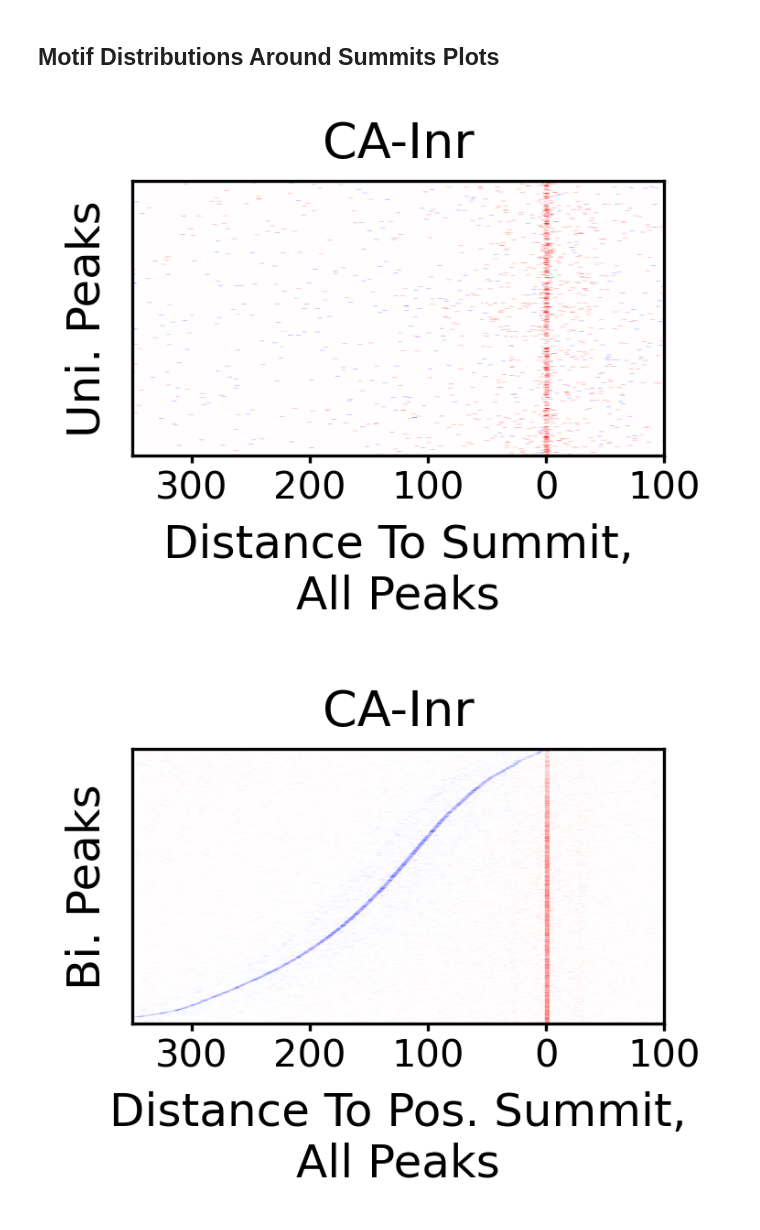
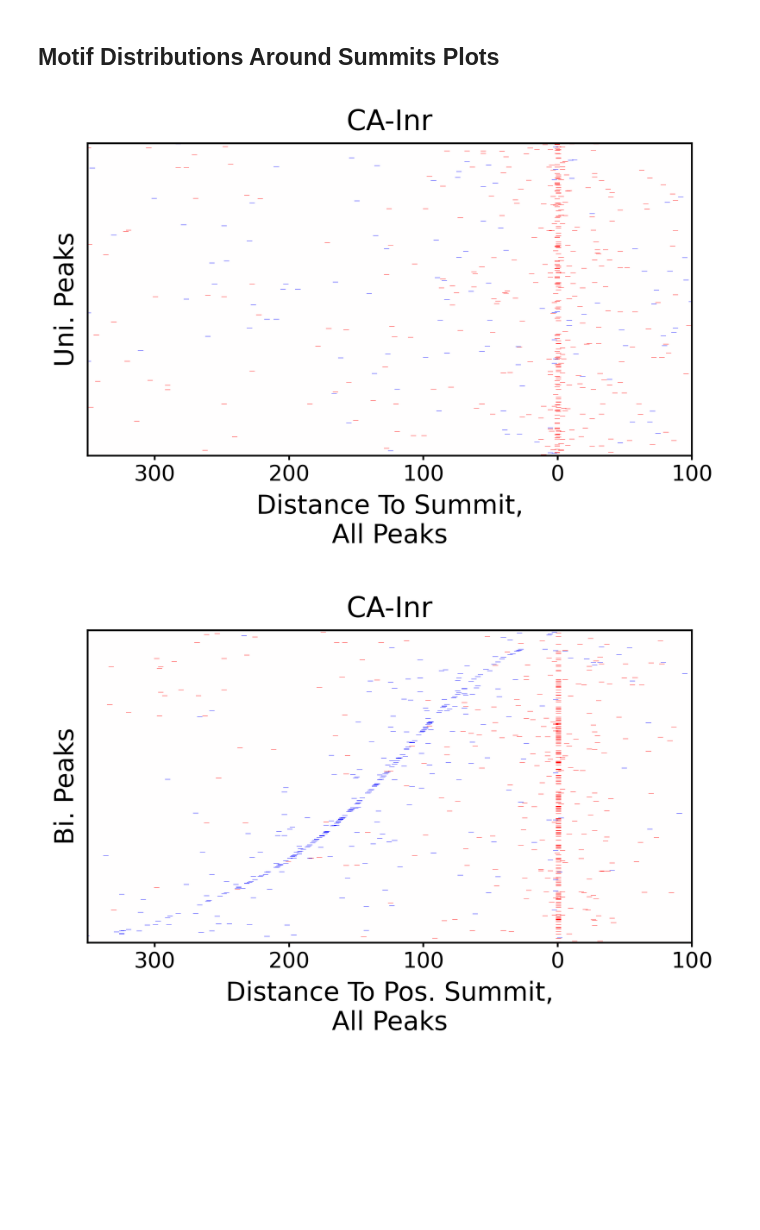
Before and after one commit to kundajelab/ProCapNet, a Jupyter notebook: src/figure_notebooks/Fig2_modisco_results.ipynb, the cells around one changed output. Saved outputs shown, nothing was run; the diff lists cells and outputs as text; code cells hidden in the pictures; blank space fills up the shorter version.

Commit message:
final figure versions before zenodo

```diff
--- a/src/figure_notebooks/Fig2_modisco_results.ipynb
+++ b/src/figure_notebooks/Fig2_modisco_results.ipynb
@@ -18,11 +18,17 @@ from modiscolite_utils import load_modisco_results
 
 from plot_utils import get_continuous_cmap
 from motif_hits_utils import load_motif_hits
-from other_motif_utils import trim_two_motifs_by_thresh, plot_motif_on_ax, compute_per_position_ic
+from other_motif_utils import trim_motif_by_thresh, trim_two_motifs_by_thresh, plot_motif_on_ax, compute_per_position_ic
 from load_annotations_utils import load_coords_with_summits, find_peak_overlap_labels, get_ccre_bed
 
 import matplotlib.pyplot as plt
 import matplotlib
 import matplotlib.patches as patches
 
+matplotlib.rcParams['pdf.fonttype'] = 42
+matplotlib.rcParams['ps.fonttype'] = 42
+
+import logging
+logging.getLogger('matplotlib.font_manager').setLevel(logging.ERROR)
+
 %matplotlib inline
@@ -64,7 +68,7 @@ config = MergedFilesConfig(cell_type, model_type, data_type)
 
 proj_dir = config.proj_dir
 
-figures_dir = proj_dir + "figures/"
+figures_dir = proj_dir + "figures_final/"
 os.makedirs(figures_dir, exist_ok=True)
 
 dist_plots_dir = figures_dir + "2_motif_pos_dist_plots/"
@@ -843,12 +1148,12 @@ def plot_motif_pos_dist(motif_i, motif_hits_peaks, coords,
 
     # time to actually plot
 
-    plt.figure(figsize=(2.5, 1.3), dpi=300)
+    plt.figure(figsize=(2.5 * 2, 1.3 * 2), dpi=500)
 
     # set colormap so the two motif orientations are opposite colors, and summits are gray
-    cmap = matplotlib.cm.get_cmap("seismic").copy()
+    cmap = matplotlib.cm.get_cmap("bwr").copy()
     cmap.set_bad(color='#999999')
-    plt.imshow(hit_positions, aspect="auto", cmap=cmap)
+    plt.imshow(hit_positions, aspect="auto", cmap=cmap, interpolation='none', rasterized=True)
 
     plt.title(motif_names[motif_i], fontsize=13)
 
@@ -880,26 +1185,29 @@ def plot_motif_pos_dist(motif_i, motif_hits_peaks, coords,
 
     if save_dir is not None:
         fname = "_".join(["2_motif_pos_dist", motif_names[motif_i].replace("/","-"), uni_or_bi])
-        plt.savefig(save_dir + fname + ".png",
-                    bbox_inches = 'tight', pad_inches = 0, dpi = 300)
+        plt.savefig(save_dir + fname + ".pdf",
+                    bbox_inches = 'tight', pad_inches = 0, dpi = 500, transparent=True)
 
     plt.show()
 # %%
+import matplotlib as mpl
+mpl.rcParams['pdf.compression'] = 0
+
 for i in range(len(motif_names)):
     if motif_names[i] not in ["TATA", "CA-Inr", "YY1"]:
         continue
 
     plot_motif_pos_dist(i, motif_hits_peaks, coords,
                         uni_or_bi = "uni",
                         draw_summit = motif_names[i] != "CA-Inr",
                         all_peaks = motif_names[i] == "CA-Inr",
                         save_dir = dist_plots_dir)
 
     plot_motif_pos_dist(i, motif_hits_peaks, coords,
                         uni_or_bi = "bi",
                         draw_summit = motif_names[i] != "CA-Inr",
                         all_peaks = motif_names[i] == "CA-Inr",
                         save_dir = dist_plots_dir)
 # %% [output]
-[figure, old version]
+[figure, new version]
-[figure, old version]
+[figure, new version]
```
Also changed, not shown: parts of 17 cells of this notebook, 9 other files.
